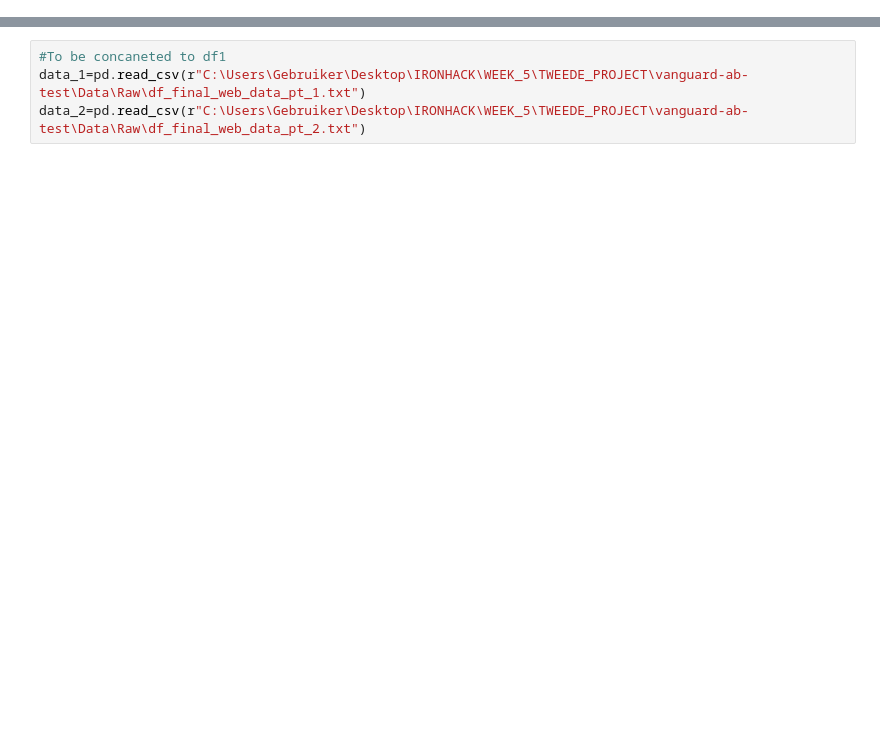
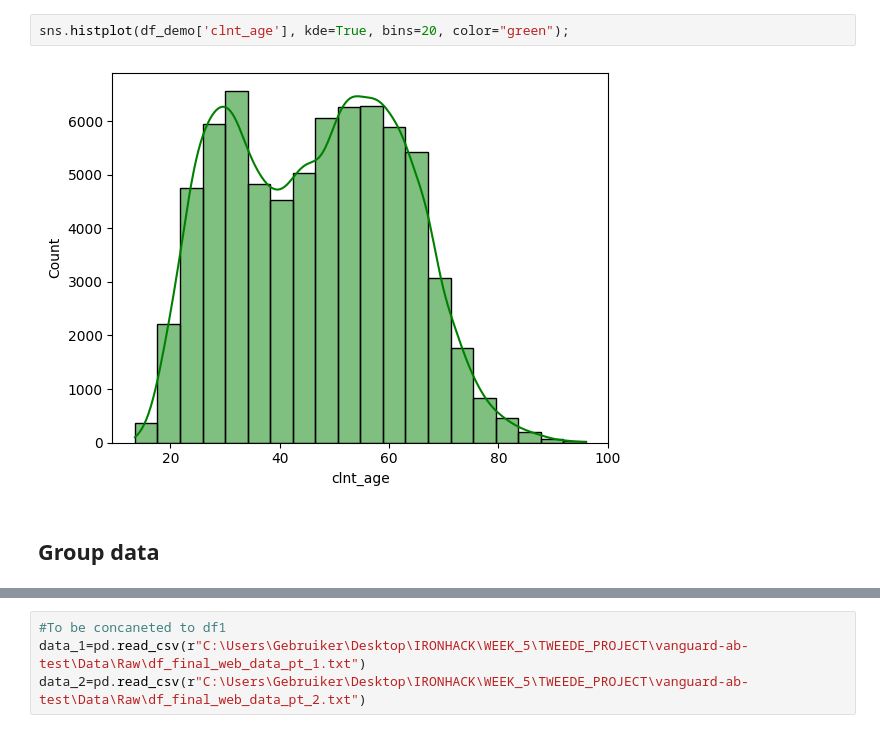
Before and after one commit to Jedinho21/vanguard-ab-test, a Jupyter notebook: Notebooks/TWEEDE NOTEBOOK VOOR PROJECT_2.ipynb, the cells around one changed output, grey strips where cells are left out. Drawn from its saved outputs; the diff is of its cells as text; blank space fills up the shorter version.

```diff
--- a/Notebooks/TWEEDE NOTEBOOK VOOR PROJECT_2.ipynb
+++ b/Notebooks/TWEEDE NOTEBOOK VOOR PROJECT_2.ipynb
@@ -41,0 +51,6 @@ df_experiment
+# %%
+sns.histplot(df_demo['clnt_age'], kde=True, bins=20, color="green");
+# %% [output]
+[figure, added]
+# %% [markdown]
+## Group data
```
Also changed, not shown: parts of 73 cells of this notebook, 16 other files.
